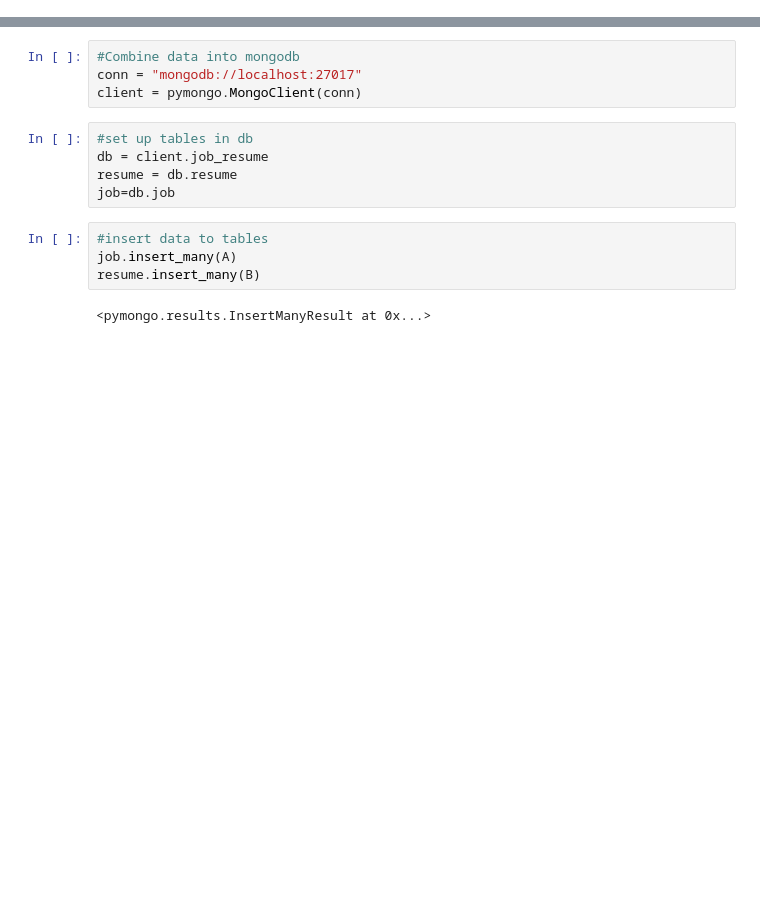
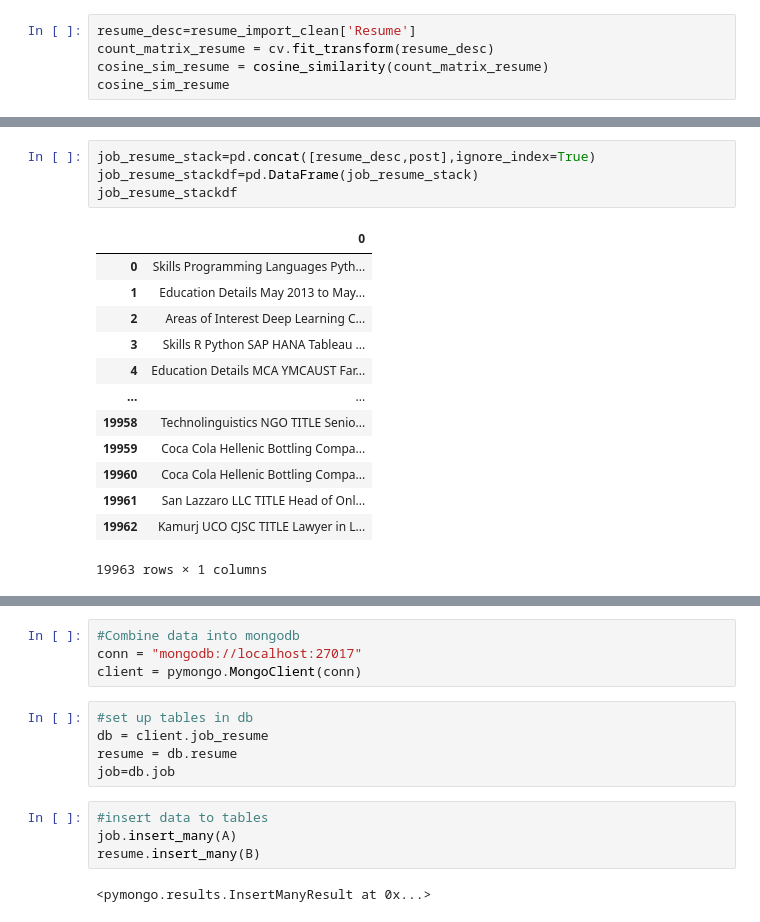
Before and after one commit to joelwwiggins/Website-Project, a Jupyter notebook: job_desc_resume.ipynb, the cells around one changed output, grey strips where cells are left out. Drawn from its saved outputs; the diff is of its cells as text; blank space fills up the shorter version.

```diff
--- a/job_desc_resume.ipynb
+++ b/job_desc_resume.ipynb
@@ -41,0 +64,5 @@ B[0]
+# %%
+resume_desc=resume_import_clean['Resume']
+count_matrix_resume = cv.fit_transform(resume_desc)
+cosine_sim_resume = cosine_similarity(count_matrix_resume)
+cosine_sim_resume
@@ -41,0 +83,18 @@ B[0]
+# %%
+job_resume_stack=pd.concat([resume_desc,post],ignore_index=True)
+job_resume_stackdf=pd.DataFrame(job_resume_stack)
+job_resume_stackdf
+# %% [output]
+|  | 0 |
+| 0 | Skills Programming Languages Pyth... |
+| 1 | Education Details May 2013 to May... |
+| 2 | Areas of Interest Deep Learning C... |
+| 3 | Skills R Python SAP HANA Tableau ... |
+| 4 | Education Details MCA YMCAUST Far... |
+| ... | ... |
+| 19958 | Technolinguistics NGO TITLE Senio... |
+| 19959 | Coca Cola Hellenic Bottling Compa... |
+| 19960 | Coca Cola Hellenic Bottling Compa... |
+| 19961 | San Lazzaro LLC TITLE Head of Onl... |
+| 19962 | Kamurj UCO CJSC TITLE Lawyer in L... |
+19963 rows × 1 columns
```
Also changed, not shown: parts of 11 cells of this notebook, 5 other files.
